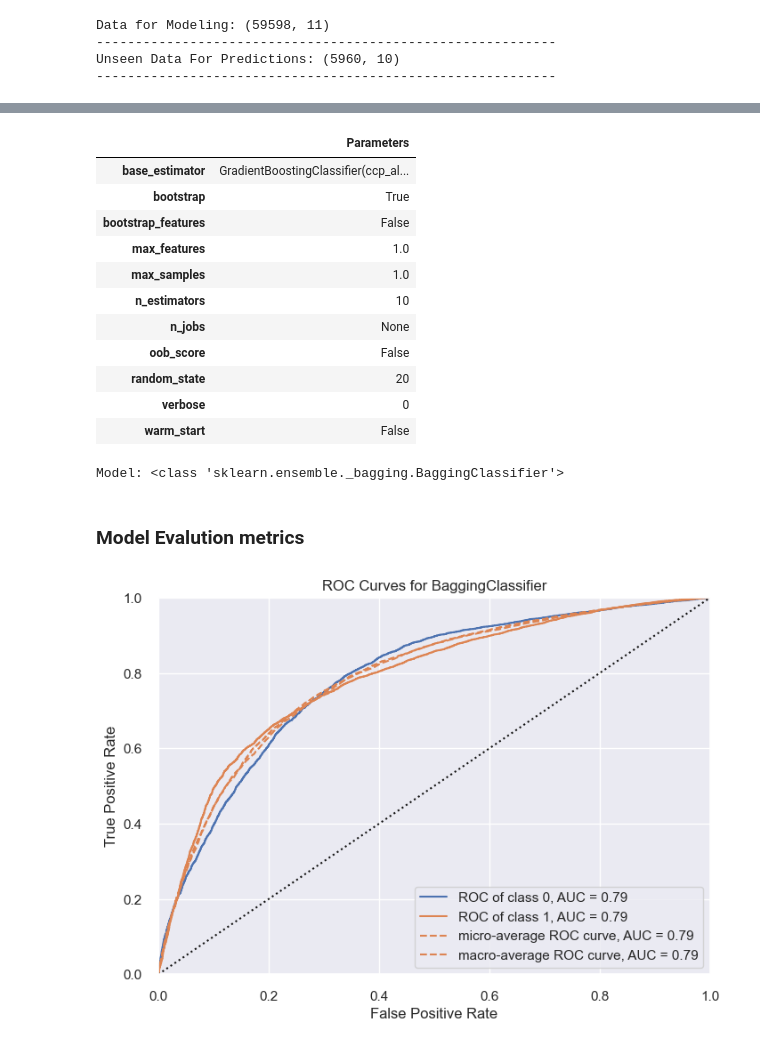
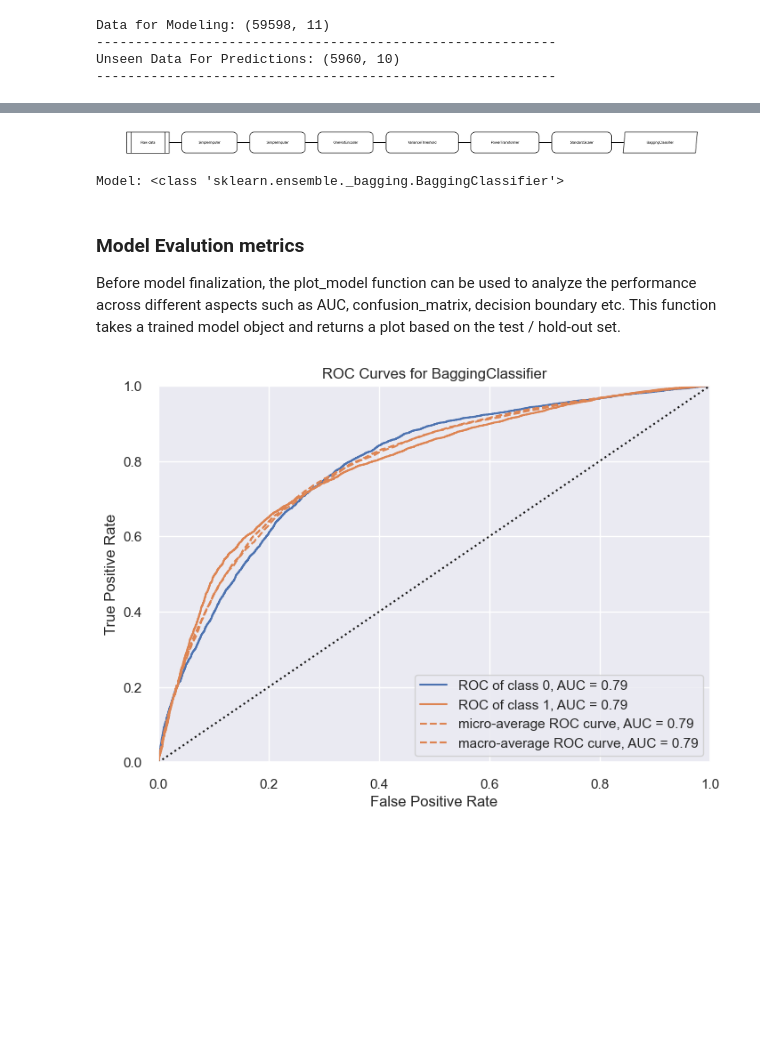
Before and after one commit to seyirex/cardiovascular-disease-prediction-system, a Jupyter notebook: Notebook/Modeling.ipynb, the cells around one changed output, grey strips where cells are left out. Saved outputs shown, nothing was run; the diff lists cells and outputs as text; code cells hidden in the pictures; blank space fills up the shorter version.

```diff
--- a/Notebook/Modeling.ipynb
+++ b/Notebook/Modeling.ipynb
@@ -287,23 +260,13 @@ blended_model = blend_models(estimator_list=[tuned_model, bagged_model],
 # %%
 best_model = blended_model
-plot_model(best_model, plot="parameter")
+plot_model(best_model, plot="pipeline")
 print(f"Model: {type(best_model)}")
 # %% [output]
-|  | Parameters |
-| base_estimator | GradientBoostingClassifier(ccp_al... |
-| bootstrap | True |
-| bootstrap_features | False |
-| max_features | 1.0 |
-| max_samples | 1.0 |
-| n_estimators | 10 |
-| n_jobs | None |
-| oob_score | False |
-| random_state | 20 |
-| verbose | 0 |
-| warm_start | False |
+[figure, added]
 Model: <class 'sklearn.ensemble._bagging.BaggingClassifier'>
-# %% [markdown]
-### Model Evalution metrics
+# %% [markdown]
+### Model Evalution metrics
+Before model finalization, the plot_model function can be used to analyze the performance across different aspects such as AUC, confusion_matrix, decision boundary etc. This function takes a trained model object and returns a plot based on the test / hold-out set.
 # %%
 plot_model(best_model, plot="auc")
 # %% [output]
```
Also changed, not shown: parts of 33 cells of this notebook, 6 other files.
